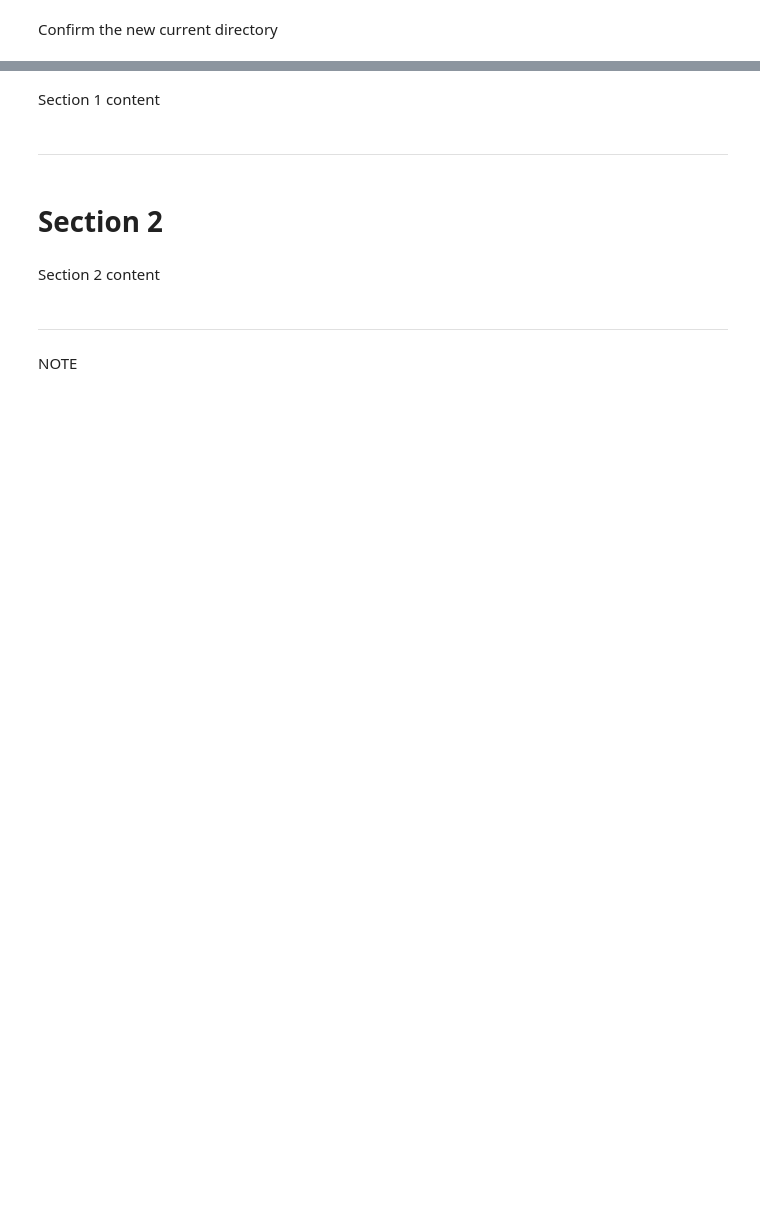
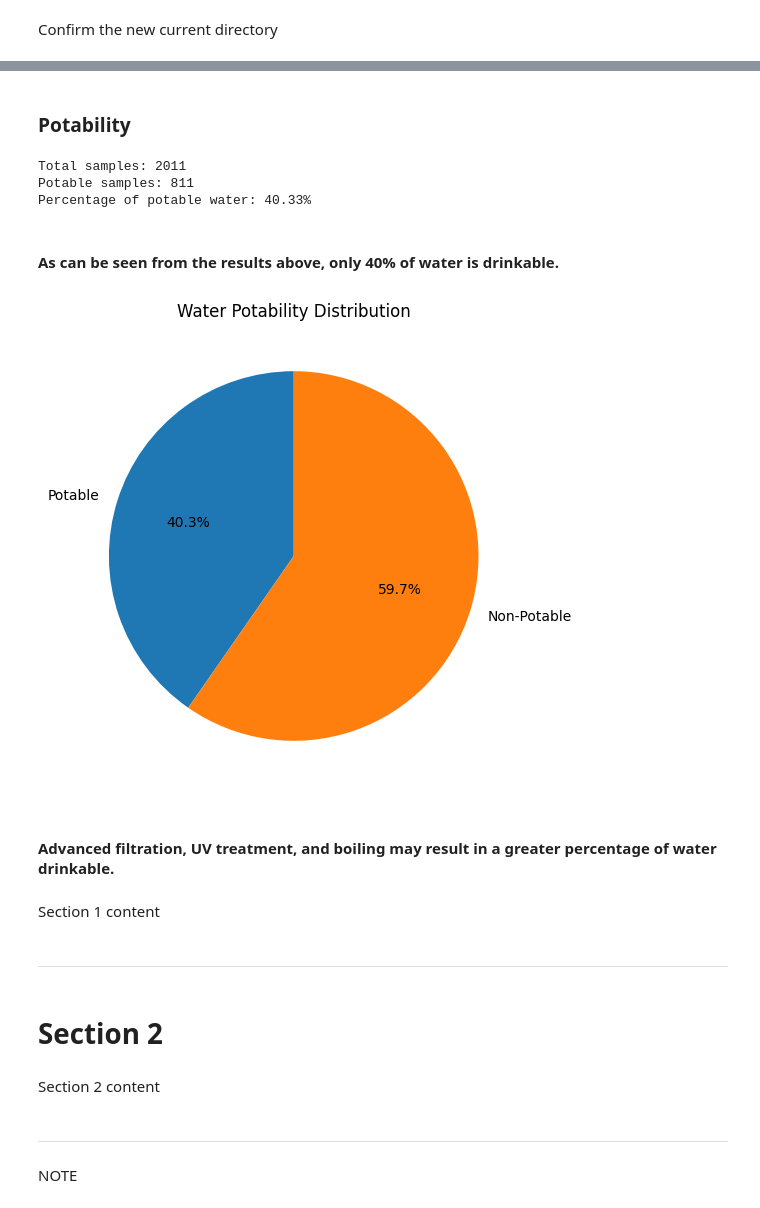
Before and after one commit to Ray99-cpu/water_quality_analysis, a Jupyter notebook: jupyter_notebooks/Water_Quality_Analysis.ipynb, the cells around one changed output, grey strips where cells are left out. Drawn from its saved outputs; the diff is of its cells as text; code cells hidden in the pictures; blank space fills up the shorter version.

Commit message:
Add water potability pie chart, code & commentary

```diff
--- a/jupyter_notebooks/Water_Quality_Analysis.ipynb
+++ b/jupyter_notebooks/Water_Quality_Analysis.ipynb
@@ -62,3 +82,41 @@ current_dir
+# %% [markdown]
+### Potability
+# %%
+# Use the same variable name as when loading
+total_samples = len(df)
+potable_samples = df['Potability'].sum()
+potable_percentage = (potable_samples / total_samples) * 100
+
+print(f"Total samples: {total_samples}")
+print(f"Potable samples: {potable_samples}")
+print(f"Percentage of potable water: {potable_percentage:.2f}%")
+# %% [output]
+Total samples: 2011
+Potable samples: 811
+Percentage of potable water: 40.33%
+# %% [markdown]
+#### As can be seen from the results above, only 40% of water is drinkable.
+# %%
+
+
+# Data
+labels = ['Potable', 'Non-Potable']
+sizes = [811, 2011 - 811]  # potable and non-potable counts
+
+# Create pie chart
+plt.figure(figsize=(6,6))
+plt.pie(
+    sizes,
+    labels=labels,
+    autopct='%1.1f%%',  # Show percentages with 1 decimal
+    startangle=90       # Rotate so first slice starts at the top
+)
+plt.title('Water Potability Distribution')
+plt.show()
+# %% [output]
+[figure, added]
+# %% [markdown]
+#### Advanced filtration, UV treatment, and boiling may result in a greater percentage of water drinkable.
 # %% [markdown]
 Section 1 content
 # %% [markdown]
```
Also changed, not shown: parts of 7 cells of this notebook.
